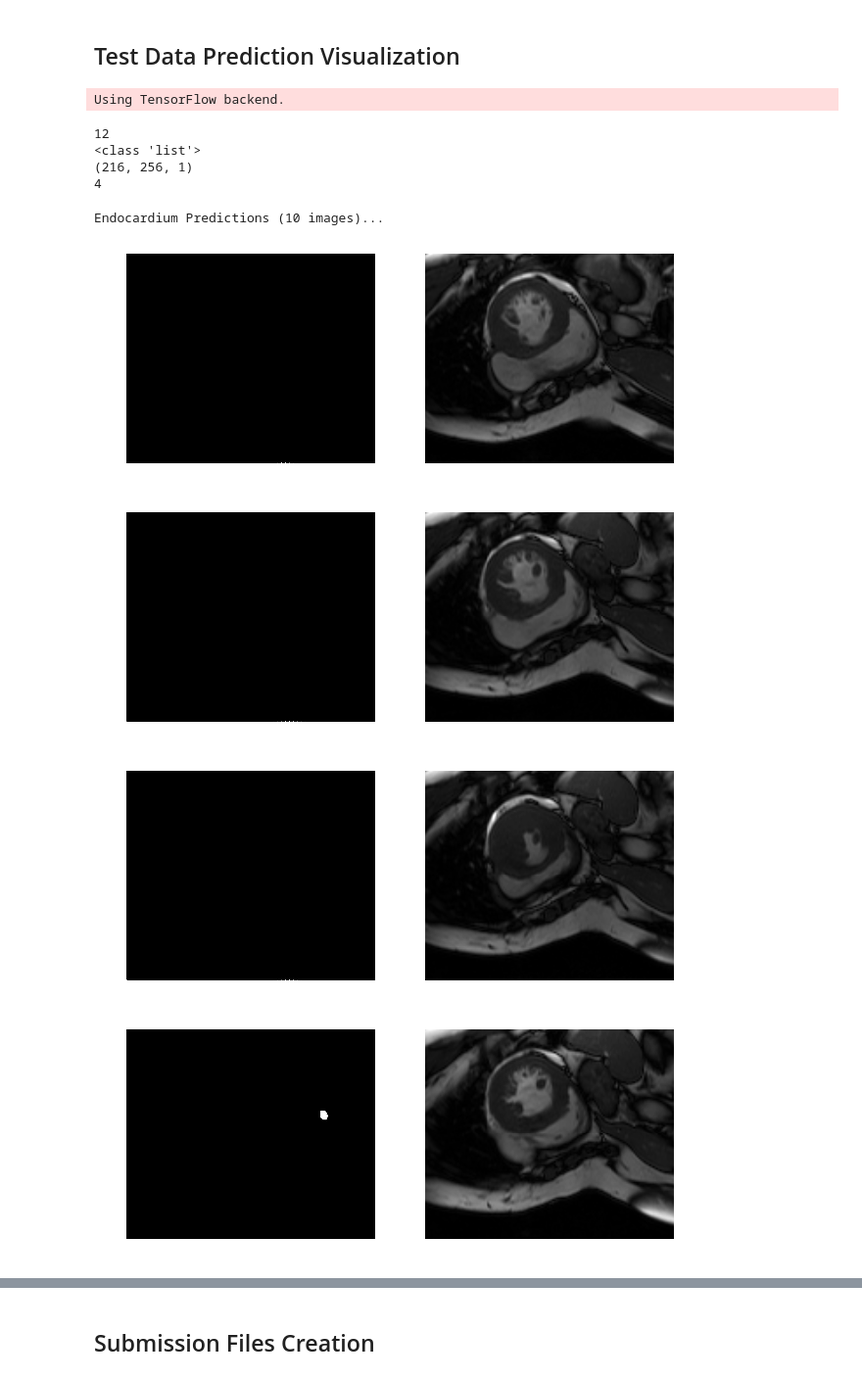
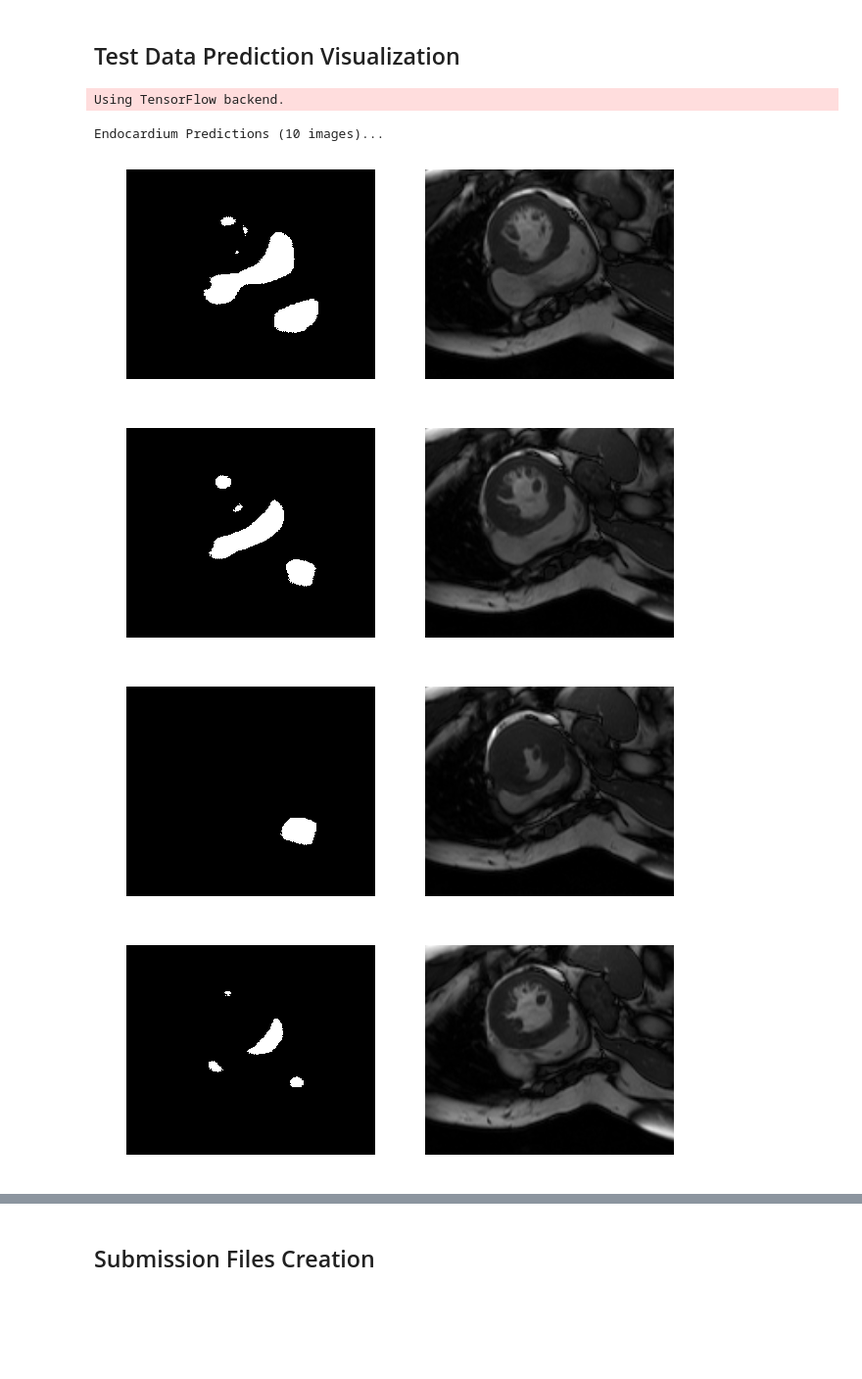
Before and after one commit to aksharkkumar/cmri-rv-seg, a Jupyter notebook: notebooks/test_submission_exploration.ipynb, the cells around one changed output, grey strips where cells are left out. Shown: that part at 98% size. Cells and saved outputs as stored; diff of their text form; code cells hidden in the pictures; blank space fills up the shorter version.

Commit message:
predict on test set

```diff
--- a/notebooks/test_submission_exploration.ipynb
+++ b/notebooks/test_submission_exploration.ipynb
@@ -13,7 +13,7 @@ from src import data,prediction,unet
 
 test_dir1 = "/home/ubuntu/testingdata/Test1Set"
 test_dir2 = "/home/ubuntu/testingdata/Test2Set"
-test_dir1="/Users/aksharkumar/Documents/mlndCapstone/testingdata/Test1Set"
+#test_dir1="/Users/aksharkumar/Documents/mlndCapstone/testingdata/Test1Set"
 patient17_dir = os.path.join(test_dir1,"patient17")
 
 num_imgs = 10
@@ -21,34 +21,30 @@ num_imgs = 10
 predictor_test_1 = prediction.Predictor(test_dir1,"weights-500Epochs-NoDrop.hdf5")
 # predictor_test_2 = prediction.Predictor(test_dir2)
 
-#o_predictions,i_predictions = predictor_test_1.make_predictions_one(patient17_dir,num_imgs)
+o_predictions,i_predictions = predictor_test_1.make_predictions_one(patient17_dir,num_imgs)
 # %% [output]
 Using TensorFlow backend.
-12
-<class 'list'>
-(216, 256, 1)
-4
 # %%
 %matplotlib inline
 import numpy as np
 def show_segmentation_masks(predictions):
     for (image,mask) in predictions:
         plt.figure(figsize=(10,5))
         plt.subplot(1, 2, 1)
         plt.axis("off")
         #print(mask.shape)
-        plt.imshow(mask[0,:,:,1], cmap=plt.cm.gray)
+        plt.imshow(np.where(mask[0,:,:,1]>0.5,255,0), cmap=plt.cm.gray)
         plt.subplot(1, 2, 2)
         plt.axis("off")
         plt.imshow(image, cmap=plt.cm.gray)
 
 print("Endocardium Predictions ({} images)...".format(num_imgs))
 show_segmentation_masks(i_predictions)
 #print("Epicardium Predictions ({} images)...".format(num_imgs))
 #show_segmentation_masks(i_predictions)
 # %% [output]
 Endocardium Predictions (10 images)...
-[figure, old version]
+[figure, new version]
-[figure, old version]
+[figure, new version]
-[figure, old version]
+[figure, new version]
-[figure, old version]
+[figure, new version]
```
Also changed, not shown: parts of 1 cell of this notebook, 1 other file.
